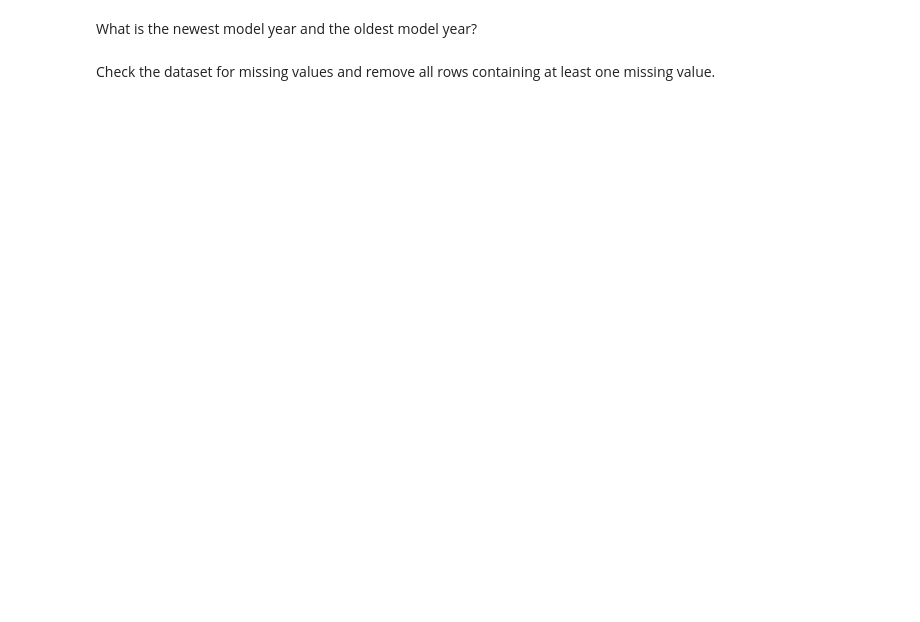
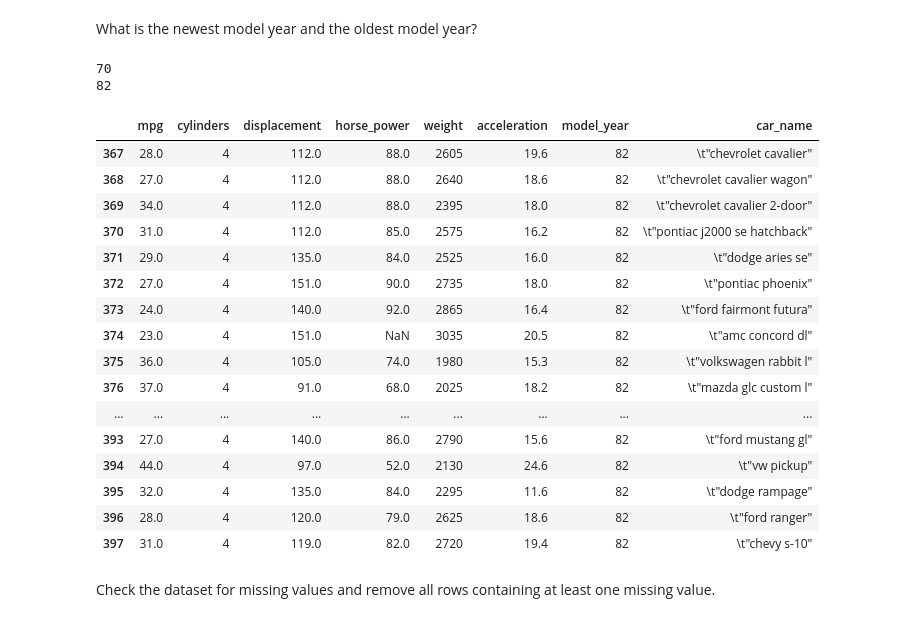
Before and after one commit to ta-data-lis/lab-supervised-learning-sklearn, a Jupyter notebook: your-code/main.ipynb, the cells around one changed output. Saved outputs shown, nothing was run; the diff lists cells and outputs as text; code cells hidden in the pictures; blank space fills up the shorter version.

```diff
--- a/your-code/main.ipynb
+++ b/your-code/main.ipynb
@@ -147,6 +270,7 @@ Now that we have dealt with data that has been formatted for scikit-learn, let's
 In the next cell, load the `auto-mpg.csv` file included in this folder and assign it to a variable called `auto`.
 # %%
 # Your code here:
+auto = pd.read_csv("../auto-mpg.csv")
 # %% [markdown]
 Look at the first 5 rows using the `head()` function:
 # %%
@@ -159,6 +302,31 @@ Evaluate the data to ensure that all numeric columns are correctly detected as s
 What is the newest model year and the oldest model year?
 # %%
 # Your code here:
+print(auto["model_year"].min())
+print(auto["model_year"].max())
+# %% [output]
+70
+82
+# %%
+auto[auto["model_year"]==82]
+# %% [output]
+|  | mpg | cylinders | displacement | horse_power | weight | acceleration | model_year | car_name |
+| 367 | 28.0 | 4 | 112.0 | 88.0 | 2605 | 19.6 | 82 | \t"chevrolet cavalier" |
+| 368 | 27.0 | 4 | 112.0 | 88.0 | 2640 | 18.6 | 82 | \t"chevrolet cavalier wagon" |
+| 369 | 34.0 | 4 | 112.0 | 88.0 | 2395 | 18.0 | 82 | \t"chevrolet cavalier 2-door" |
+| 370 | 31.0 | 4 | 112.0 | 85.0 | 2575 | 16.2 | 82 | \t"pontiac j2000 se hatchback" |
+| 371 | 29.0 | 4 | 135.0 | 84.0 | 2525 | 16.0 | 82 | \t"dodge aries se" |
+| 372 | 27.0 | 4 | 151.0 | 90.0 | 2735 | 18.0 | 82 | \t"pontiac phoenix" |
+| 373 | 24.0 | 4 | 140.0 | 92.0 | 2865 | 16.4 | 82 | \t"ford fairmont futura" |
+| 374 | 23.0 | 4 | 151.0 | NaN | 3035 | 20.5 | 82 | \t"amc concord dl" |
+| 375 | 36.0 | 4 | 105.0 | 74.0 | 1980 | 15.3 | 82 | \t"volkswagen rabbit l" |
+| 376 | 37.0 | 4 | 91.0 | 68.0 | 2025 | 18.2 | 82 | \t"mazda glc custom l" |
+| ... | ... | ... | ... | ... | ... | ... | ... | ... |
+| 393 | 27.0 | 4 | 140.0 | 86.0 | 2790 | 15.6 | 82 | \t"ford mustang gl" |
+| 394 | 44.0 | 4 | 97.0 | 52.0 | 2130 | 24.6 | 82 | \t"vw pickup" |
+| 395 | 32.0 | 4 | 135.0 | 84.0 | 2295 | 11.6 | 82 | \t"dodge rampage" |
+| 396 | 28.0 | 4 | 120.0 | 79.0 | 2625 | 18.6 | 82 | \t"ford ranger" |
+| 397 | 31.0 | 4 | 119.0 | 82.0 | 2720 | 19.4 | 82 | \t"chevy s-10" |
 # %% [markdown]
 Check the dataset for missing values and remove all rows containing at least one missing value.
 # %%
```
Also changed, not shown: parts of 36 cells of this notebook.
